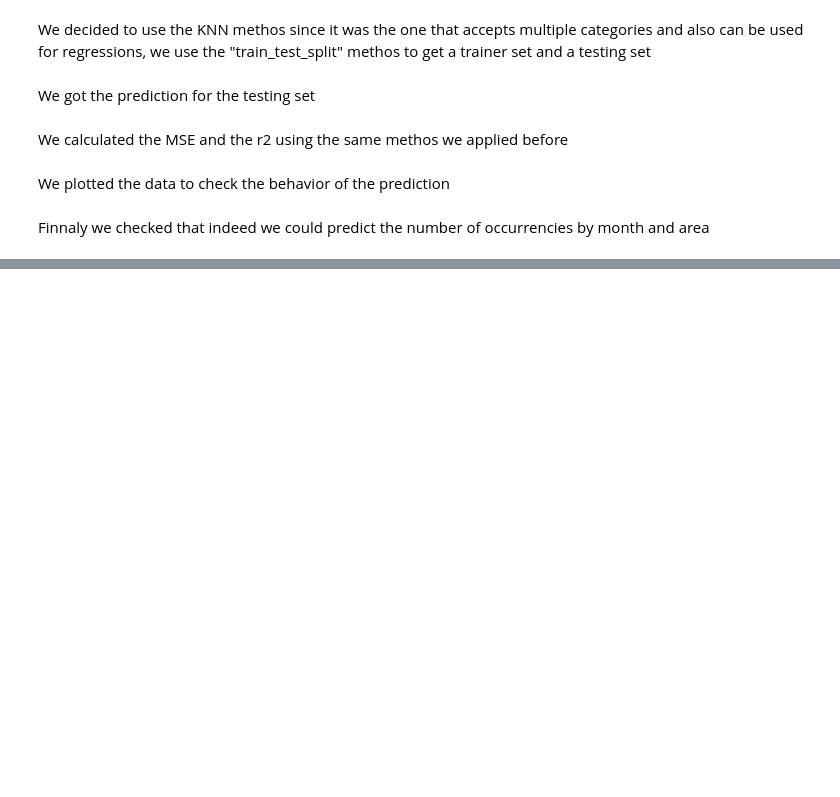
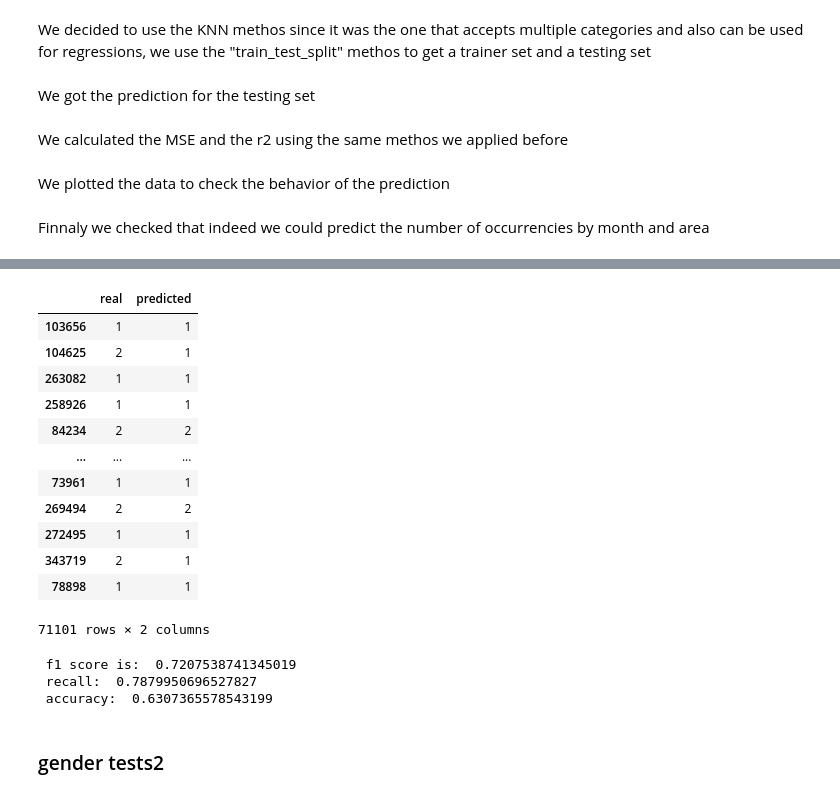
Before and after one commit to kavioleta08/Actividad2, a Jupyter notebook: bigBook.ipynb, the cells around one changed output, grey strips where cells are left out. Cells and saved outputs as stored; diff of their text form; code cells hidden in the pictures; blank space fills up the shorter version.

Commit message:
feat: model comparion excercise 3.

```diff
--- a/bigBook.ipynb
+++ b/bigBook.ipynb
@@ -519,0 +585,14 @@ Finnaly we checked that indeed we could predict the number of occurrencies by mo
+# %%
+from sklearn.linear_model import LogisticRegression
+import numpy as np
+from sklearn.model_selection import train_test_split
+
+
+x_train,x_test,y_train,y_test= train_test_split(cl_data[cl_data['Vict Sex']!= 3][['Vict Age', 'AREA', 'Rpt Dist No', 'TIME OCC', 'Year', 'Status', 'Crm Cd', 'Part 1-2','Premis Cd', 'Vict Descent']],
+       cl_data[cl_data['Vict Sex']!=3][['Vict Sex']],
+       test_size=0.2
+)
+# %%
+modelo=LogisticRegression()
+modelo.fit(x_train,y_train)
+prediction= modelo.predict(x_test)
@@ -519,0 +610,25 @@ Finnaly we checked that indeed we could predict the number of occurrencies by mo
+# %%
+pd.DataFrame.from_dict({'real':y_test['Vict Sex'],'predicted':prediction})
+# %% [output]
+|  | real | predicted |
+| 103656 | 1 | 1 |
+| 104625 | 2 | 1 |
+| 263082 | 1 | 1 |
+| 258926 | 1 | 1 |
+| 84234 | 2 | 2 |
+| ... | ... | ... |
+| 73961 | 1 | 1 |
+| 269494 | 2 | 2 |
+| 272495 | 1 | 1 |
+| 343719 | 2 | 1 |
+| 78898 | 1 | 1 |
+71101 rows × 2 columns
+# %%
+from sklearn.metrics import accuracy_score, recall_score, f1_score
+print(' f1 score is: ',f1_score(y_test['Vict Sex'],prediction), '\n recall: ',recall_score(y_test['Vict Sex'],prediction),    '\n accuracy: ', accuracy_score(y_test['Vict Sex'],prediction))
+# %% [output]
+ f1 score is:  0.7207538741345019
+ recall:  0.7879950696527827
+ accuracy:  0.6307365578543199
+# %% [markdown]
+### gender tests2
```
Also changed, not shown: parts of 29 cells of this notebook, 1 other file.
